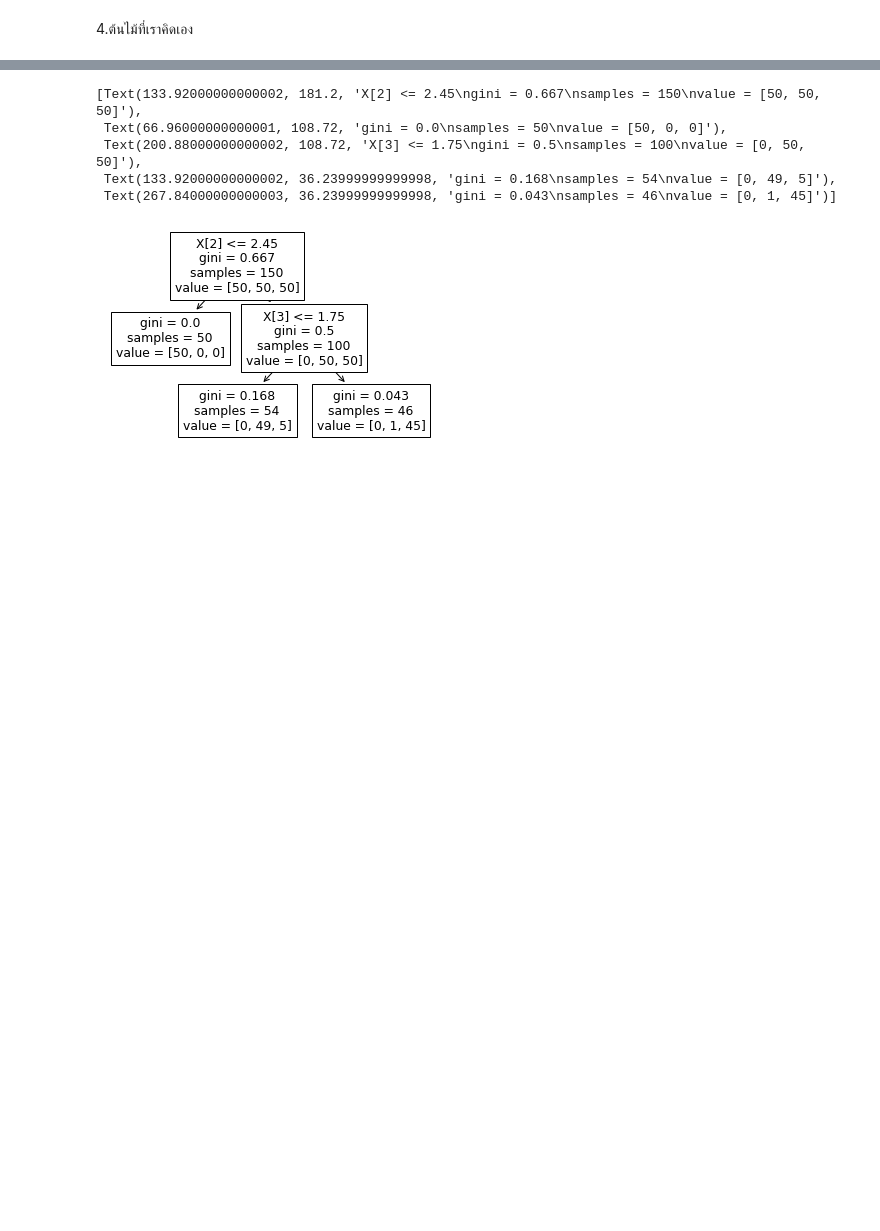
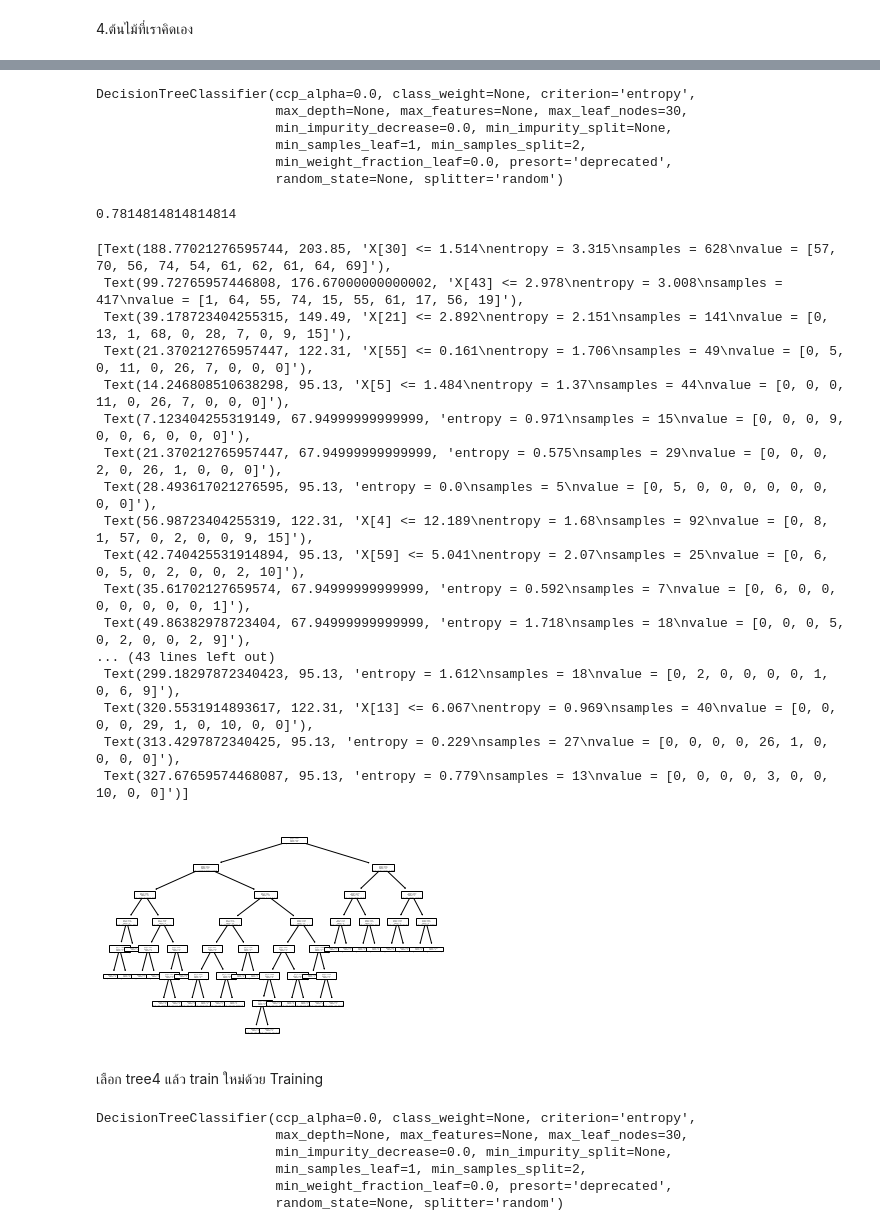
Before and after one commit to sskboonmee/DWDM21, a Jupyter notebook: Chapter7_Classification(Decision_Tree).ipynb, the cells around one changed output, grey strips where cells are left out. Cells and saved outputs as stored; diff of their text form; code cells hidden in the pictures; blank space fills up the shorter version.

```diff
--- a/Chapter7_Classification(Decision_Tree).ipynb
+++ b/Chapter7_Classification(Decision_Tree).ipynb
@@ -302,2 +326,2 @@ plot_tree(tree2)
 # %%
-tree3 = DecisionTreeClassifier(criterion='entropy', splitter = 'random')  #Define
+tree03 = DecisionTreeClassifier(criterion='entropy', max_leaf_nodes=25)  #Define
@@ -312,0 +328,2 @@ DecisionTreeClassifier(ccp_alpha=0.0, class_weight=None, criterion='entropy',
+# %%
+tree03.fit(X_train2,y_train2) #train
@@ -347,9 +367,39 @@ DecisionTreeClassifier(ccp_alpha=0.0, class_weight=None, criterion='gini',
+# %%
+tree04 = DecisionTreeClassifier(criterion='entropy' ,max_leaf_nodes=30,splitter='random')   #define
+# %%
+tree04.fit(X_train2,y_train2)  #train
+# %% [output]
+DecisionTreeClassifier(ccp_alpha=0.0, class_weight=None, criterion='entropy',
+                       max_depth=None, max_features=None, max_leaf_nodes=30,
+                       min_impurity_decrease=0.0, min_impurity_split=None,
+                       min_samples_leaf=1, min_samples_split=2,
+                       min_weight_fraction_leaf=0.0, presort='deprecated',
+                       random_state=None, splitter='random')
+# %%
+tree04_result = tree04.predict(X_val)  #test-evaluate
+accuracy_score(y_val, tree04_result)
+# %% [output]
+0.7814814814814814
 # %%
-plot_tree(tree4)
+plot_tree(tree04)
 # %% [output]
-[Text(133.92000000000002, 181.2, 'X[2] <= 2.45\ngini = 0.667\nsamples = 150\nvalue = [50, 50, 50]'),
- Text(66.96000000000001, 108.72, 'gini = 0.0\nsamples = 50\nvalue = [50, 0, 0]'),
- Text(200.88000000000002, 108.72, 'X[3] <= 1.75\ngini = 0.5\nsamples = 100\nvalue = [0, 50, 50]'),
- Text(133.92000000000002, 36.23999999999998, 'gini = 0.168\nsamples = 54\nvalue = [0, 49, 5]'),
- Text(267.84000000000003, 36.23999999999998, 'gini = 0.043\nsamples = 46\nvalue = [0, 1, 45]')]
+[Text(188.77021276595744, 203.85, 'X[30] <= 1.514\nentropy = 3.315\nsamples = 628\nvalue = [57, 70, 56, 74, 54, 61, 62, 61, 64, 69]'),
+ Text(99.72765957446808, 176.67000000000002, 'X[43] <= 2.978\nentropy = 3.008\nsamples = 417\nvalue = [1, 64, 55, 74, 15, 55, 61, 17, 56, 19]'),
+ Text(39.178723404255315, 149.49, 'X[21] <= 2.892\nentropy = 2.151\nsamples = 141\nvalue = [0, 13, 1, 68, 0, 28, 7, 0, 9, 15]'),
+ Text(21.370212765957447, 122.31, 'X[55] <= 0.161\nentropy = 1.706\nsamples = 49\nvalue = [0, 5, 0, 11, 0, 26, 7, 0, 0, 0]'),
+ Text(14.246808510638298, 95.13, 'X[5] <= 1.484\nentropy = 1.37\nsamples = 44\nvalue = [0, 0, 0, 11, 0, 26, 7, 0, 0, 0]'),
+ Text(7.123404255319149, 67.94999999999999, 'entropy = 0.971\nsamples = 15\nvalue = [0, 0, 0, 9, 0, 0, 6, 0, 0, 0]'),
+ Text(21.370212765957447, 67.94999999999999, 'entropy = 0.575\nsamples = 29\nvalue = [0, 0, 0, 2, 0, 26, 1, 0, 0, 0]'),
+ Text(28.493617021276595, 95.13, 'entropy = 0.0\nsamples = 5\nvalue = [0, 5, 0, 0, 0, 0, 0, 0, 0, 0]'),
+ Text(56.98723404255319, 122.31, 'X[4] <= 12.189\nentropy = 1.68\nsamples = 92\nvalue = [0, 8, 1, 57, 0, 2, 0, 0, 9, 15]'),
+ Text(42.740425531914894, 95.13, 'X[59] <= 5.041\nentropy = 2.07\nsamples = 25\nvalue = [0, 6, 0, 5, 0, 2, 0, 0, 2, 10]'),
+ Text(35.61702127659574, 67.94999999999999, 'entropy = 0.592\nsamples = 7\nvalue = [0, 6, 0, 0, 0, 0, 0, 0, 0, 1]'),
+ Text(49.86382978723404, 67.94999999999999, 'entropy = 1.718\nsamples = 18\nvalue = [0, 0, 0, 5, 0, 2, 0, 0, 2, 9]'),
+... (43 lines left out)
+ Text(299.18297872340423, 95.13, 'entropy = 1.612\nsamples = 18\nvalue = [0, 2, 0, 0, 0, 0, 1, 0, 6, 9]'),
+ Text(320.5531914893617, 122.31, 'X[13] <= 6.067\nentropy = 0.969\nsamples = 40\nvalue = [0, 0, 0, 0, 29, 1, 0, 10, 0, 0]'),
+ Text(313.4297872340425, 95.13, 'entropy = 0.229\nsamples = 27\nvalue = [0, 0, 0, 0, 26, 1, 0, 0, 0, 0]'),
+ Text(327.67659574468087, 95.13, 'entropy = 0.779\nsamples = 13\nvalue = [0, 0, 0, 0, 3, 0, 0, 10, 0, 0]')]
-[figure, old version]
+[figure, new version]
+# %% [markdown]
+เลือก tree4 แล้ว train ใหม่ด้วย Training
@@ -355,0 +410,9 @@ plot_tree(tree4)
+# %%
+tree04final.fit(X_train2,y_train2)  #train
+# %% [output]
+DecisionTreeClassifier(ccp_alpha=0.0, class_weight=None, criterion='entropy',
+                       max_depth=None, max_features=None, max_leaf_nodes=30,
+                       min_impurity_decrease=0.0, min_impurity_split=None,
+                       min_samples_leaf=1, min_samples_split=2,
+                       min_weight_fraction_leaf=0.0, presort='deprecated',
+                       random_state=None, splitter='random')
```
Also changed, not shown: parts of 24 cells of this notebook.
